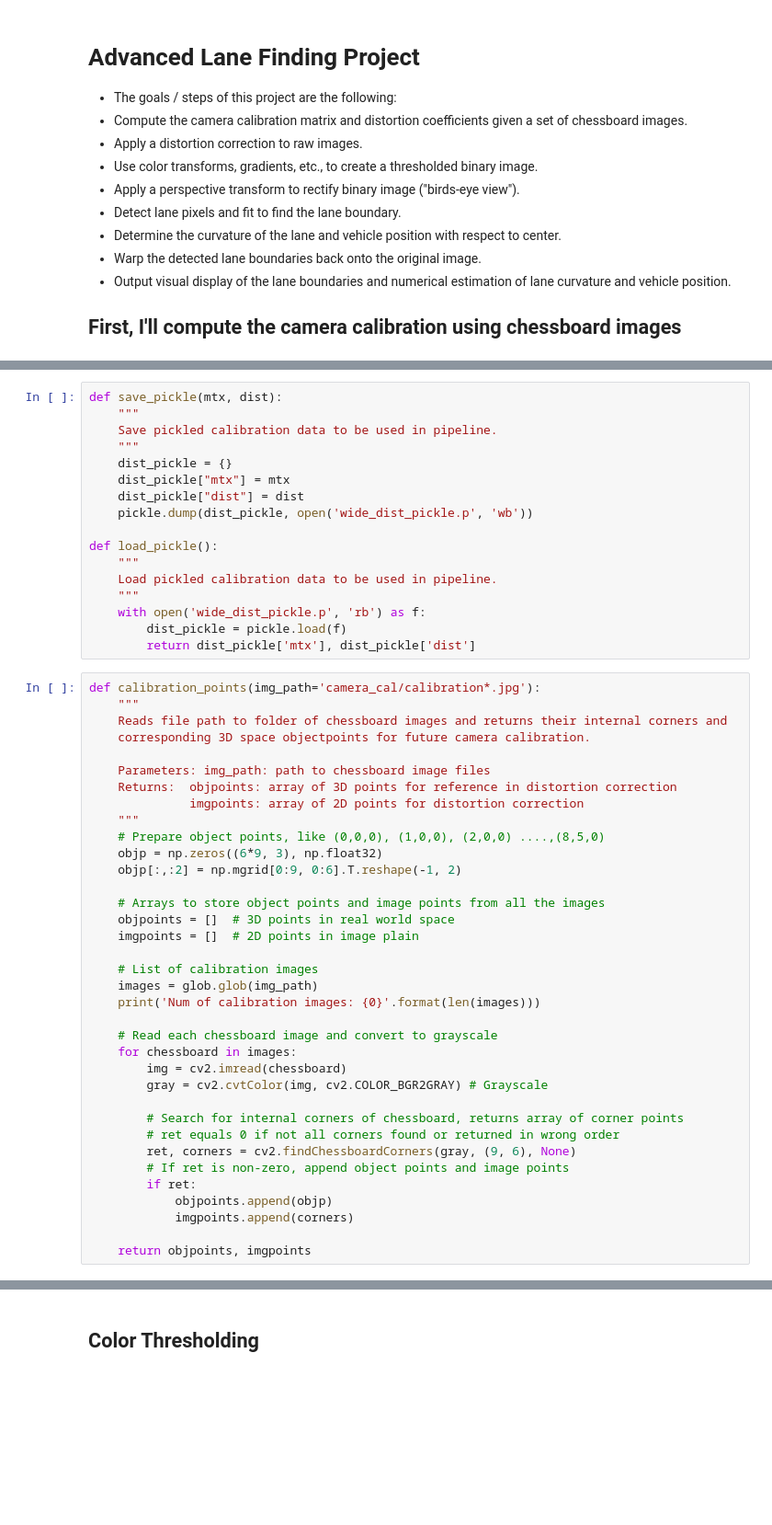
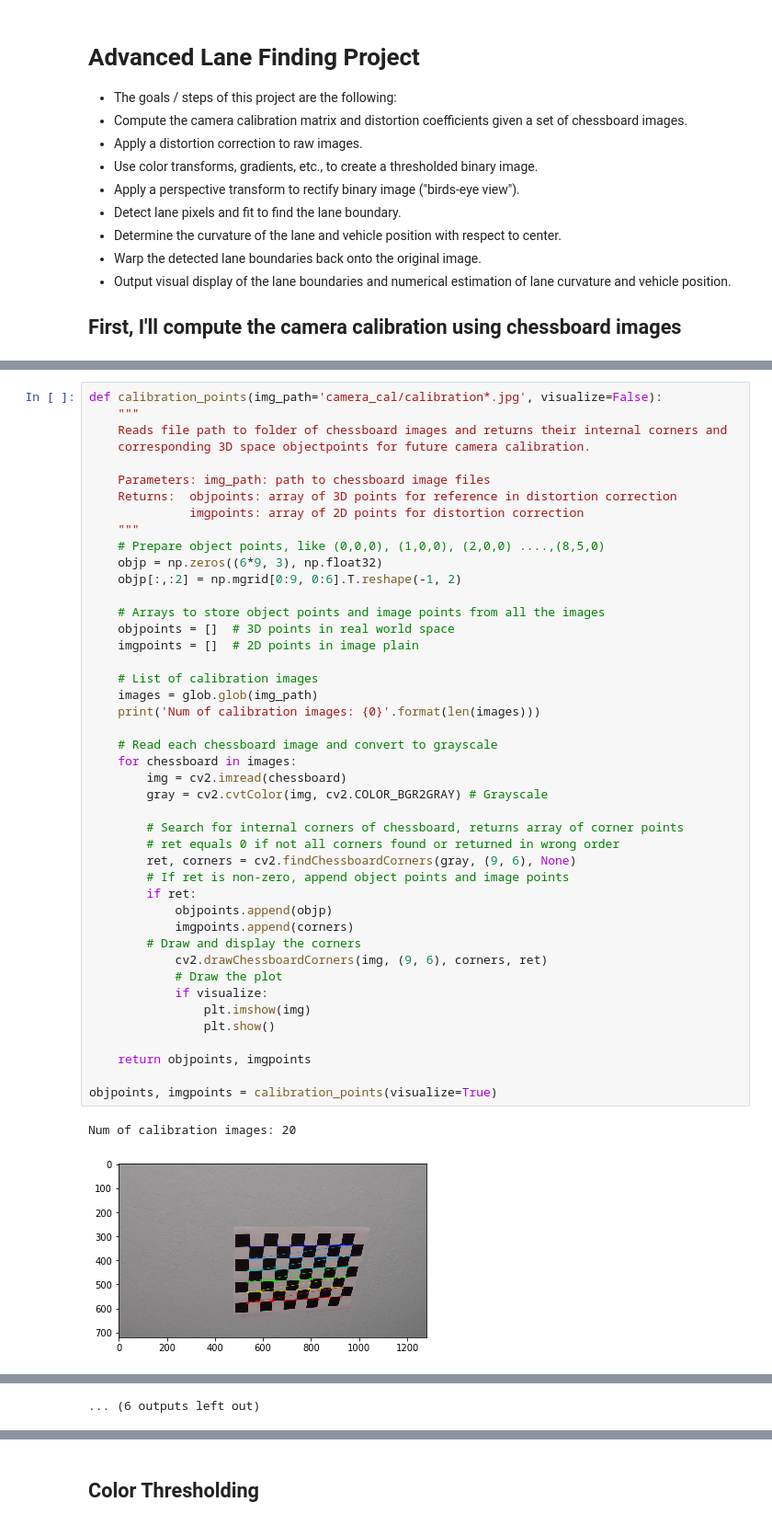
Before and after one commit to thomasdunlap/CarND-Advanced-Lane-Lines, a Jupyter notebook: Advanced-Lane-Lines.ipynb, the cells around one changed output, grey strips where cells are left out. Shown at 92% size. Saved outputs shown, nothing was run; the diff lists cells and outputs as text; blank space fills up the shorter version.

```diff
--- a/Advanced-Lane-Lines.ipynb
+++ b/Advanced-Lane-Lines.ipynb
@@ -20,25 +19,8 @@ import matplotlib.pyplot as plt    # Data visualization libary
 import matplotlib.image as mpimg   # Image processing library
 # Visualizations will be shown in the notebook
 %matplotlib inline
-# %%
-def save_pickle(mtx, dist):
-    """
-    Save pickled calibration data to be used in pipeline.
-    """
-    dist_pickle = {}
-    dist_pickle["mtx"] = mtx
-    dist_pickle["dist"] = dist
-    pickle.dump(dist_pickle, open('wide_dist_pickle.p', 'wb'))
-
-def load_pickle():
-    """
-    Load pickled calibration data to be used in pipeline.
-    """
-    with open('wide_dist_pickle.p', 'rb') as f:
-        dist_pickle = pickle.load(f)
-        return dist_pickle['mtx'], dist_pickle['dist']
 # %%
-def calibration_points(img_path='camera_cal/calibration*.jpg'):
+def calibration_points(img_path='camera_cal/calibration*.jpg', visualize=False):
     """
     Reads file path to folder of chessboard images and returns their internal corners and
     corresponding 3D space objectpoints for future camera calibration.
@@ -46,30 +28,41 @@ def calibration_points(img_path='camera_cal/calibration*.jpg'):
     Parameters: img_path: path to chessboard image files
     Returns:  objpoints: array of 3D points for reference in distortion correction
               imgpoints: array of 2D points for distortion correction
     """
     # Prepare object points, like (0,0,0), (1,0,0), (2,0,0) ....,(8,5,0)
     objp = np.zeros((6*9, 3), np.float32)
     objp[:,:2] = np.mgrid[0:9, 0:6].T.reshape(-1, 2)
 
     # Arrays to store object points and image points from all the images
     objpoints = []  # 3D points in real world space
     imgpoints = []  # 2D points in image plain
 
     # List of calibration images
     images = glob.glob(img_path)
     print('Num of calibration images: {0}'.format(len(images)))
 
     # Read each chessboard image and convert to grayscale
     for chessboard in images:
         img = cv2.imread(chessboard)
         gray = cv2.cvtColor(img, cv2.COLOR_BGR2GRAY) # Grayscale
 
         # Search for internal corners of chessboard, returns array of corner points
         # ret equals 0 if not all corners found or returned in wrong order
         ret, corners = cv2.findChessboardCorners(gray, (9, 6), None)
         # If ret is non-zero, append object points and image points
         if ret:
             objpoints.append(objp)
             imgpoints.append(corners)
+        # Draw and display the corners
+            cv2.drawChessboardCorners(img, (9, 6), corners, ret)
+            # Draw the plot
+            if visualize:
+                plt.imshow(img)
+                plt.show()
 
     return objpoints, imgpoints
+
+objpoints, imgpoints = calibration_points(visualize=True)
+# %% [output]
+Num of calibration images: 20
+[figure, added]
@@ -75,0 +79 @@ def calibration_points(img_path='camera_cal/calibration*.jpg'):
+... (6 outputs left out)
```
Also changed, not shown: parts of 8 cells of this notebook.
